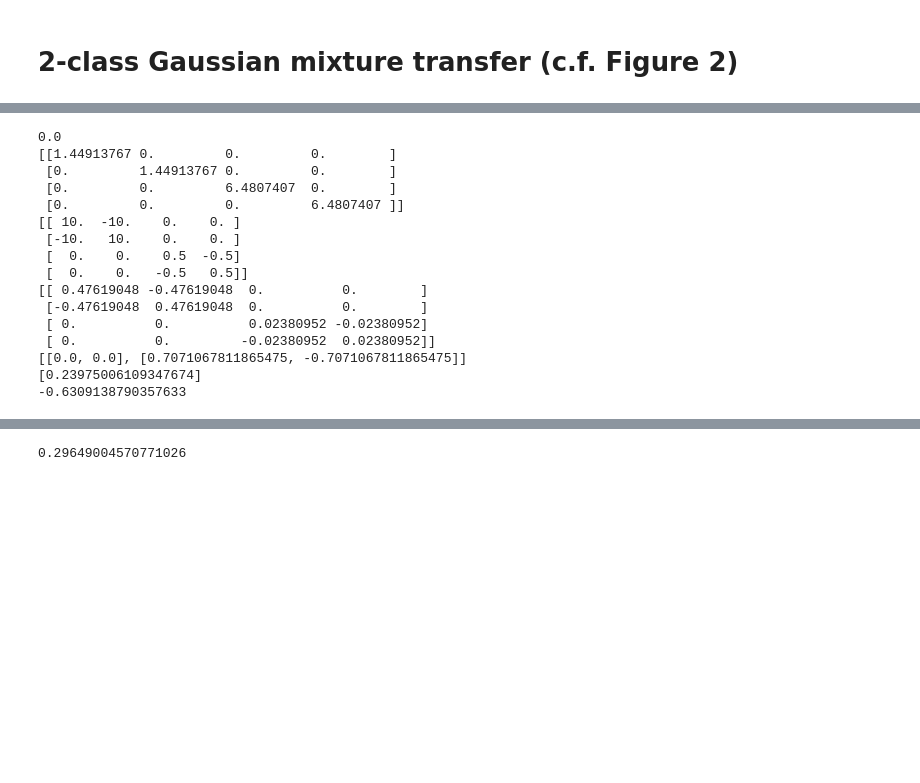
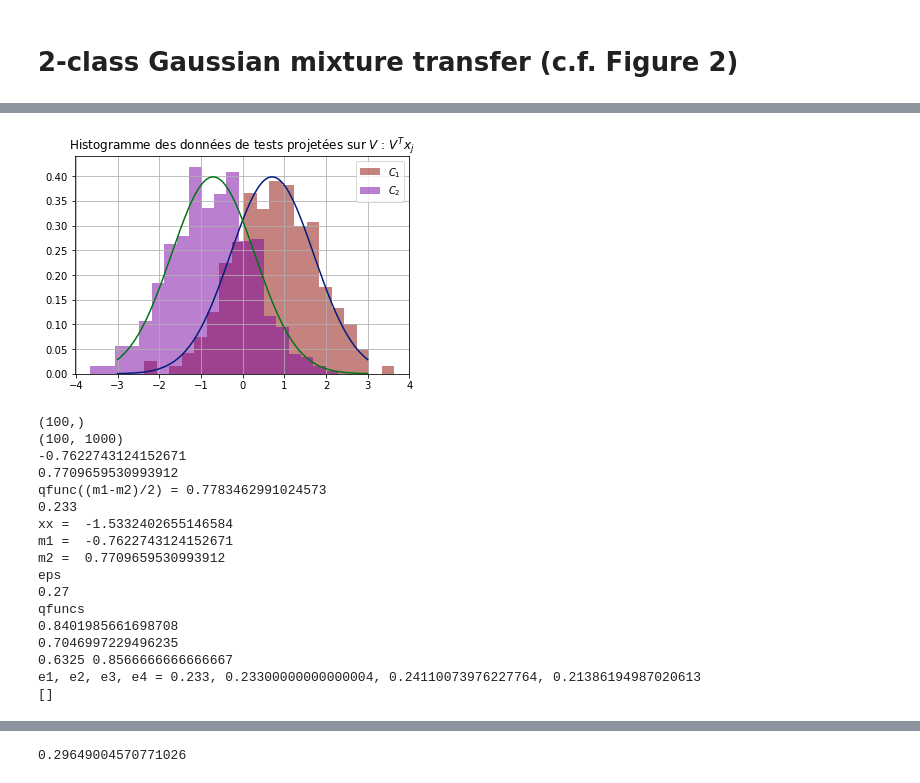
Before and after one commit to Sami-fak/DistributedMTLSPCA, a Jupyter notebook: binary-based_MTL.ipynb, the cells around one changed output, grey strips where cells are left out. Drawn from its saved outputs; the diff is of its cells as text; code cells hidden in the pictures; blank space fills up the shorter version.

```diff
--- a/binary-based_MTL.ipynb
+++ b/binary-based_MTL.ipynb
@@ -351,9 +311,9 @@ def compute_score(V, x, m_t, rho1=0.5, rho2=0.5):
     """
     x_projection = np.transpose(V).dot(x)
 #     print(f"m_t[0], m_t[1] = {m_t[0]}, {m_t[1]}")
-    average_mean = 1/2*(m_t[0] + m_t[1]) - 1/(m_t[1]-m_t[0])*np.log(rho1/rho2)
+    average_mean = 1/2*(m_t[0] + m_t[1]) - 1/(m_t[0]-m_t[1])*np.log(rho1/rho2)
 #     print(f"avg : {average_mean}")
-    return x_projection, (1 if x_projection > average_mean else -1)
+    return (1 if x_projection > average_mean else -1)
 # %%
 from scipy import special as sp
 def qfunc(x):
@@ -603,26 +649,51 @@ a1 = 20.0
-# %%
-print(b)
-print(power_diagonal_matrix(Dc, -1/2))
-print(correlation_matrix_true)
-print(Dc@MM_true)
-print(m_t_true)
-print(moyennes)
-print(np.mean(VTX[500:]))
-# %% [output]
-0.0
-[[1.44913767 0.         0.         0.        ]
- [0.         1.44913767 0.         0.        ]
- [0.         0.         6.4807407  0.        ]
- [0.         0.         0.         6.4807407 ]]
-[[ 10.  -10.    0.    0. ]
- [-10.   10.    0.    0. ]
- [  0.    0.    0.5  -0.5]
- [  0.    0.   -0.5   0.5]]
-[[ 0.47619048 -0.47619048  0.          0.        ]
- [-0.47619048  0.47619048  0.          0.        ]
- [ 0.          0.          0.02380952 -0.02380952]
- [ 0.          0.         -0.02380952  0.02380952]]
-[[0.0, 0.0], [0.7071067811865475, -0.7071067811865475]]
-[0.23975006109347674]
--0.6309138790357633
+# %%
+%matplotlib inline
+x = np.linspace(-3,3, 500)
+plt.plot(x, norm.pdf(x, m_t_true[1][0], 1))
+plt.plot(x, norm.pdf(x, m_t_true[1][1], 1))
+debug_histogram(V, X_test_aggregated, n_t_test)
+emp_rate.append(np.mean(err))
+var.append(np.std(err))
+print(V.shape)
+print(X_test_aggregated.shape)
+m2 = np.mean(V.T@X_test_aggregated.T[:400].T)
+m1 = np.mean(V.T@X_test_aggregated.T[600:].T)
+print(m1)
+print(m2)
+print(f"qfunc((m1-m2)/2) = {qfunc((m1-m2)/2)}")
+print(np.mean(err))
+xx = m1-m2
+print("xx = ", xx)
+print("m1 = ", m1)
+print("m2 = ", m2)
+#print(1-(rho1*qfunc(xx/2+1/xx*np.log(rho1/rho2))+rho2*qfunc(xx/2-1/xx*np.log(rho1/rho2))))
+e4 = 1-(rho1*qfunc(xx/2+1/xx*np.log(rho1/rho2))+rho2*qfunc(xx/2-1/xx*np.log(rho1/rho2)))
+print("eps")
+print(rho1*0.15+rho2*0.35)
+print("qfuncs")
+print(1-qfunc(np.mean(err)-m1))
+print(qfunc(np.mean(err)-m2))
+print(1-e1[0], 1-e2[0])
+e3 = 1-(rho1*qfunc(m1-np.mean(err))+rho2*qfunc(np.mean(err)-m2))
+print(f"e1, e2, e3, e4 = {np.mean(err)}, {(rho1*e1[0]+rho2*e2[0])}, {e3}, {e4}")
+print(th_rate)
+# %% [output]
+[figure, added]
+(100,)
+(100, 1000)
+-0.7622743124152671
+0.7709659530993912
+qfunc((m1-m2)/2) = 0.7783462991024573
+0.233
+xx =  -1.5332402655146584
+m1 =  -0.7622743124152671
+m2 =  0.7709659530993912
+eps
+0.27
+qfuncs
+0.8401985661698708
+0.7046997229496235
+0.6325 0.8566666666666667
+e1, e2, e3, e4 = 0.233, 0.23300000000000004, 0.24110073976227764, 0.21386194987020613
+[]
 # %%
```
Also changed, not shown: parts of 17 cells of this notebook, 6 other files.
